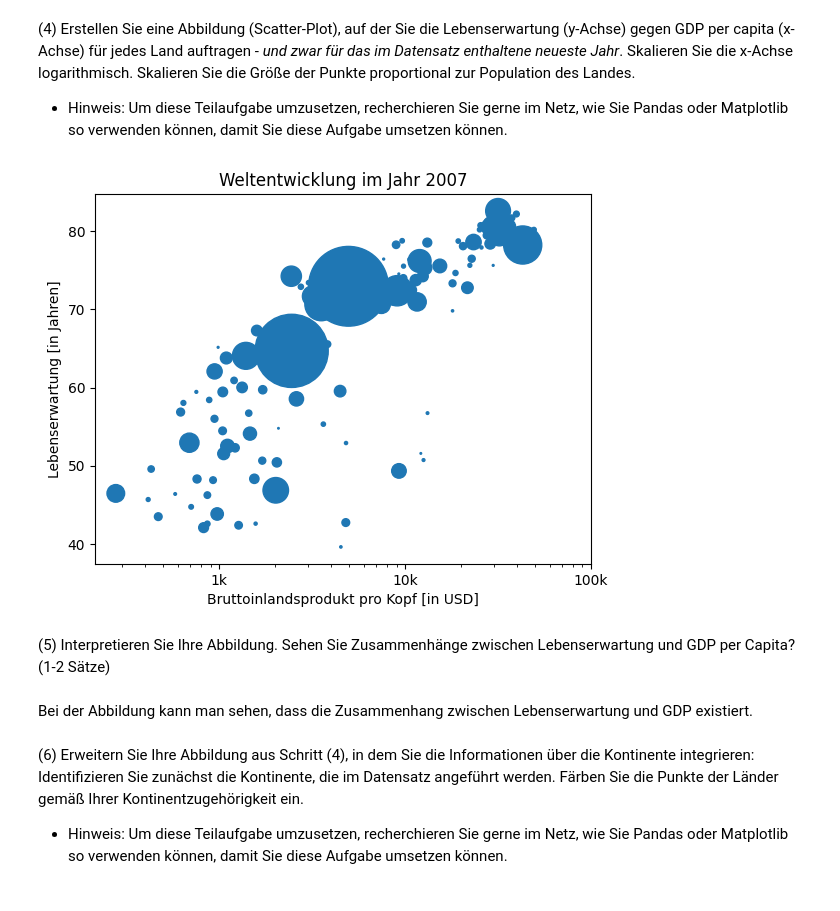
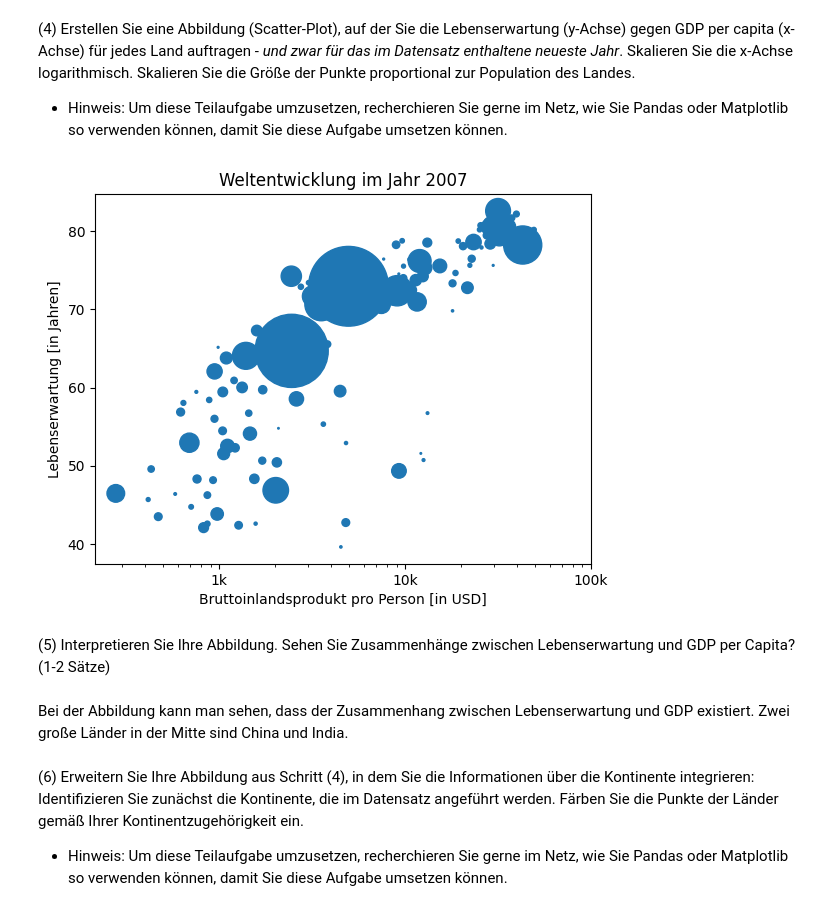
Before and after one commit to cortex359/ds.ss24, a Jupyter notebook: 03/TSRI-3.ipynb, the cells around one changed output. Cells and saved outputs as stored; diff of their text form; code cells hidden in the pictures.

```diff
--- a/03/TSRI-3.ipynb
+++ b/03/TSRI-3.ipynb
@@ -187,18 +187,18 @@ per capita: per capita ist ein lateinischer Ausdruck, der wörtlich „durch Kö
 # %%
 gapminder_max_year = gapminder.loc[gapminder["year"] == gapminder["year"].max()]
 plt.scatter(gapminder_max_year["gdpPercap"], gapminder_max_year["lifeExp"], s=gapminder_max_year["pop"] / 4e5)
 plt.xscale("log")
-plt.xlabel('Bruttoinlandsprodukt pro Kopf [in USD]')
+plt.xlabel('Bruttoinlandsprodukt pro Person [in USD]')
 plt.ylabel('Lebenserwartung [in Jahren]')
 plt.title('Weltentwicklung im Jahr 2007')
 plt.xticks([1000,10000,100000], ['1k','10k','100k'])
 plt.show()
 # %% [output]
-[figure, old version]
+[figure, new version]
 # %% [markdown]
 (5) Interpretieren Sie Ihre Abbildung. Sehen Sie Zusammenhänge zwischen Lebenserwartung und GDP per Capita? (1-2 Sätze)
 # %% [markdown]
-Bei der Abbildung kann man sehen, dass die Zusammenhang zwischen Lebenserwartung und GDP existiert.
+Bei der Abbildung kann man sehen, dass der Zusammenhang zwischen Lebenserwartung und GDP existiert. Zwei große Länder in der Mitte sind China und India.
 # %% [markdown]
 (6) Erweitern Sie Ihre Abbildung aus Schritt (4), in dem Sie die Informationen über die Kontinente integrieren: Identifizieren Sie zunächst die Kontinente, die im Datensatz angeführt werden. Färben Sie die Punkte der Länder gemäß Ihrer Kontinentzugehörigkeit ein.
 
```
Also changed, not shown: parts of 6 cells of this notebook.
